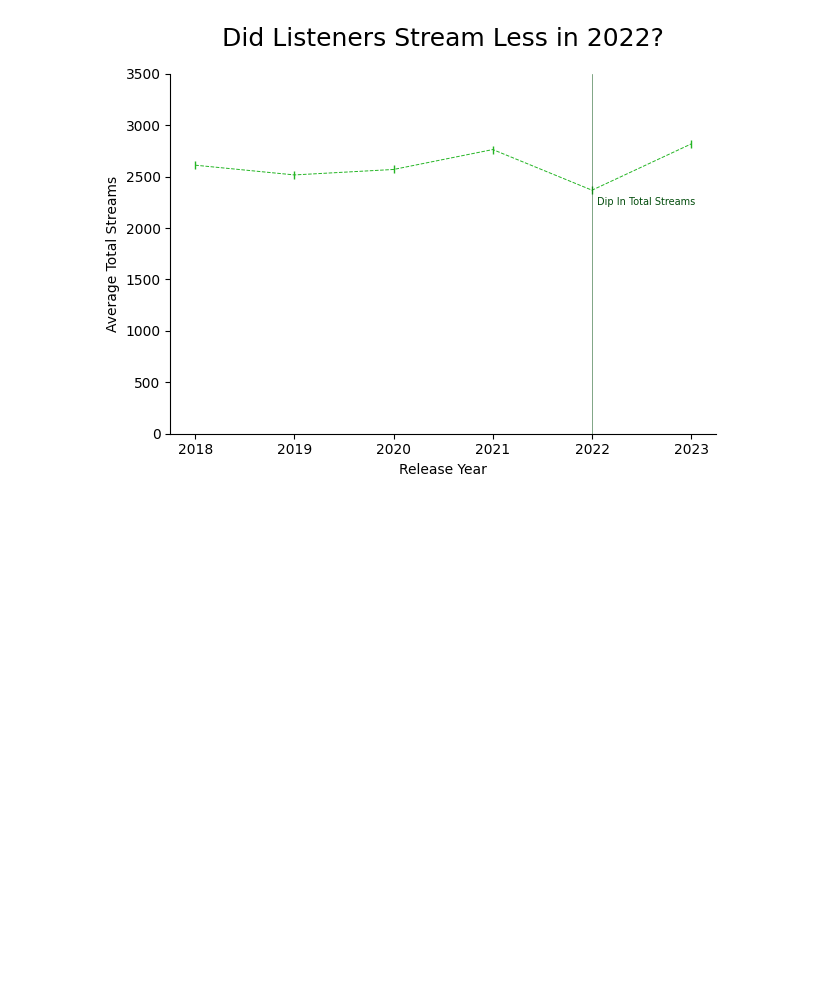
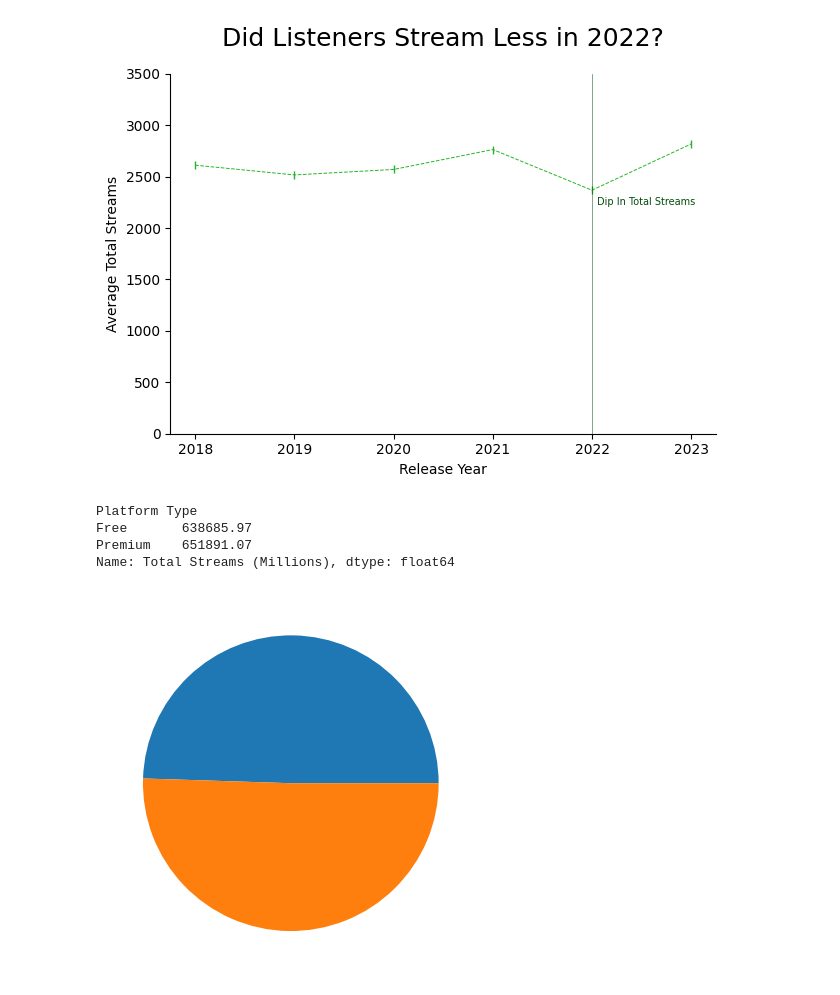
Before and after one commit to rhyman7/learning_plots_ryan_hyman, a Jupyter notebook: notebooks/visualization_practice.ipynb, the cells around one changed output. Drawn from its saved outputs; the diff is of its cells as text; code cells hidden in the pictures; blank space fills up the shorter version.

Commit message:
fourth commit containing pie chart

```diff
--- a/notebooks/visualization_practice.ipynb
+++ b/notebooks/visualization_practice.ipynb
@@ -335,3 +335,23 @@ plt.tight_layout()
 plt.show()
 # %% [output]
 [figure]
+# %%
+#Pie chart of total streams by platform type
+
+category = "Platform Type"
+values = "Total Streams (Millions)"
+
+platform_totals = spotify_df.groupby(category)[values].sum()
+platform_totals
+# %% [output]
+Platform Type
+Free       638685.97
+Premium    651891.07
+Name: Total Streams (Millions), dtype: float64
+# %%
+#Plot basic pie chart
+
+plt.pie(platform_totals)
+plt.show()
+# %% [output]
+[figure, added]
```
Also changed, not shown: parts of 3 cells of this notebook.
